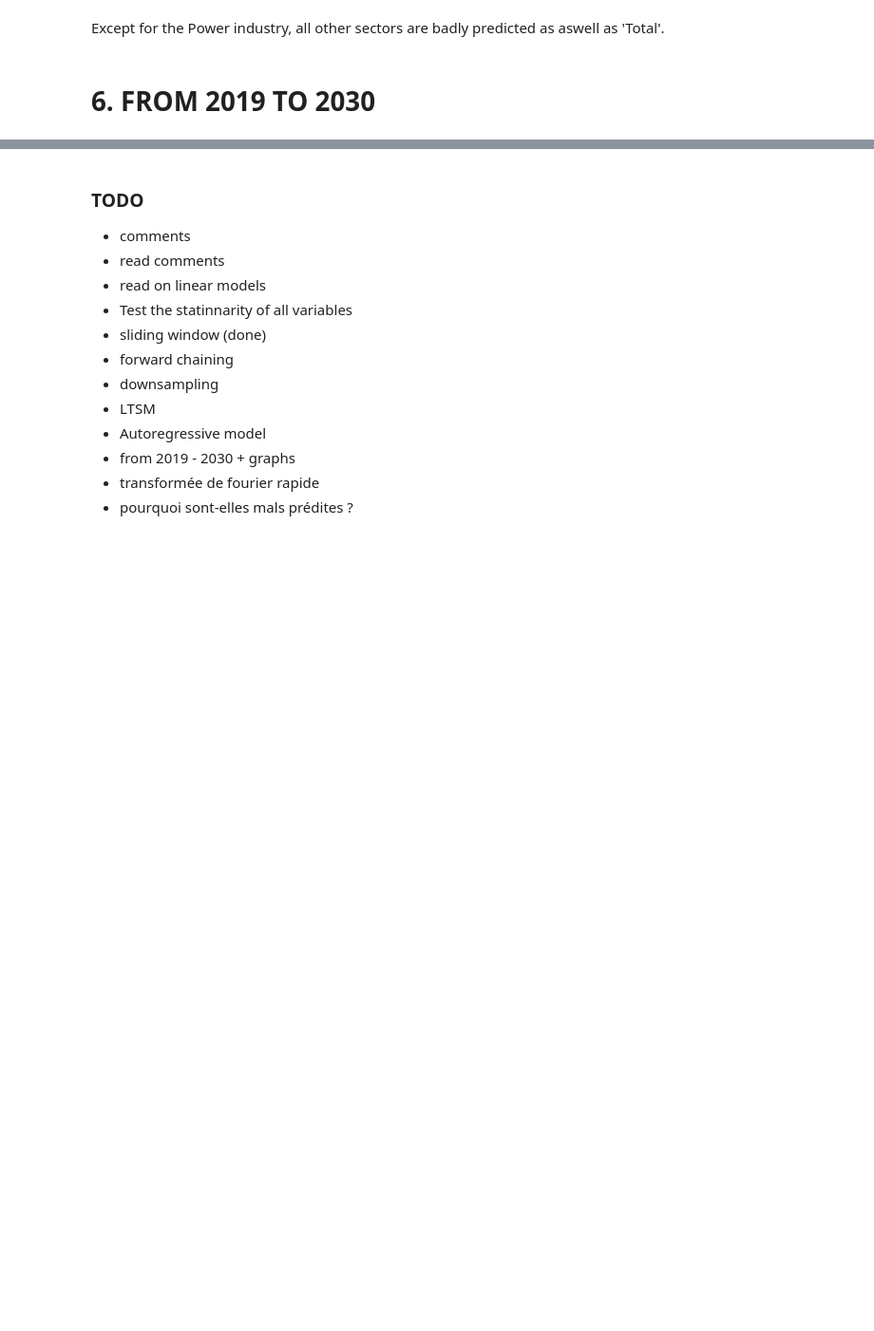
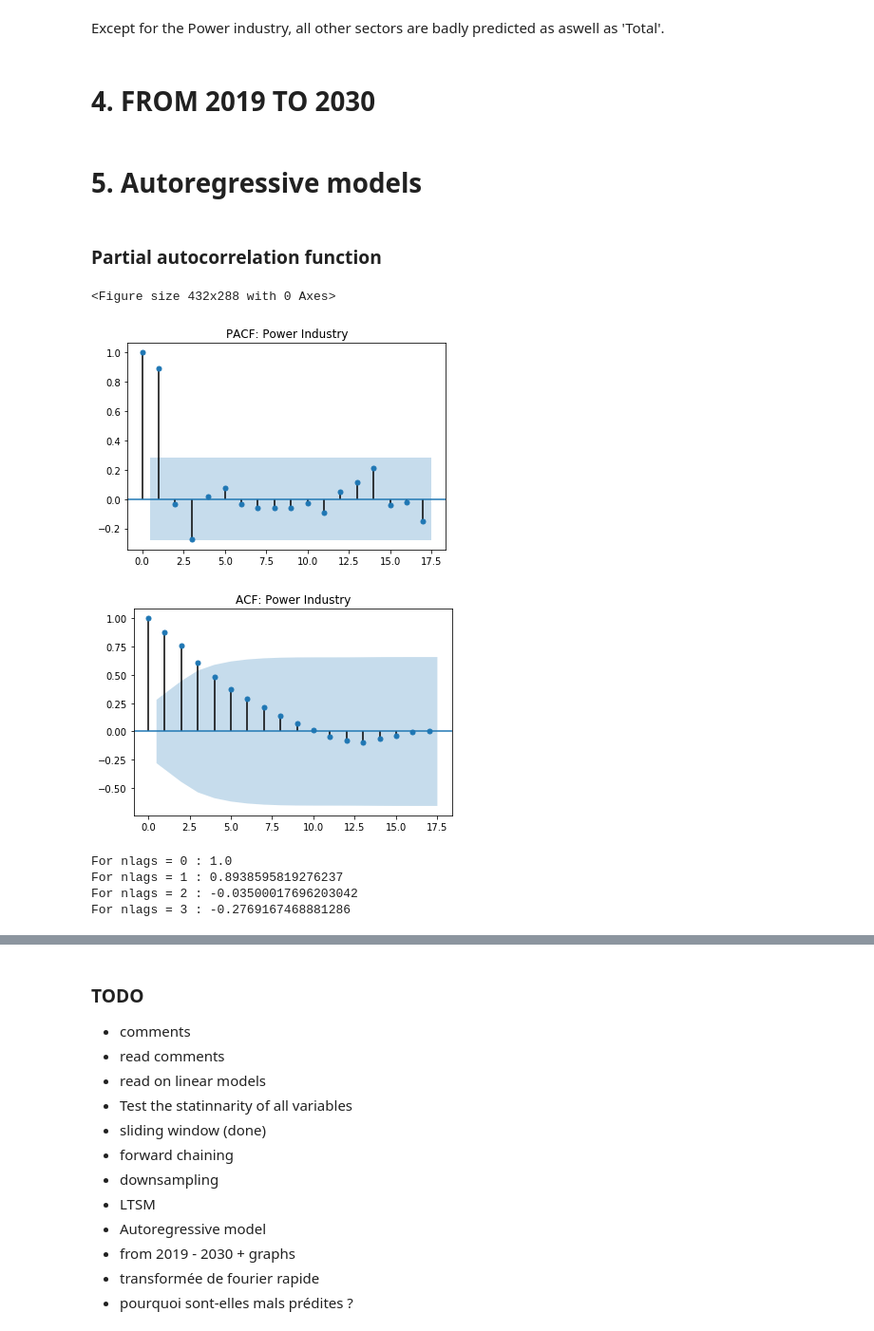
Before and after one commit to bendelv/Inge-M1_BigData, a Jupyter notebook: 02_MILESTONES/co2_predictions.ipynb, the cells around one changed output, grey strips where cells are left out. Shown at 95% size. Drawn from its saved outputs; the diff is of its cells as text; code cells hidden in the pictures; blank space fills up the shorter version.

```diff
--- a/02_MILESTONES/co2_predictions.ipynb
+++ b/02_MILESTONES/co2_predictions.ipynb
@@ -339,4 +368,6 @@ for var in variables:
 # %% [markdown]
 Except for the Power industry, all other sectors are badly predicted as aswell as 'Total'.
 # %% [markdown]
-# 6. FROM 2019 TO 2030 #
+# 4. FROM 2019 TO 2030 #
+# %% [markdown]
+# 5. Autoregressive models #
@@ -342,0 +379,2 @@ Except for the Power industry, all other sectors are badly predicted as aswell a
+# %% [markdown]
+### Partial autocorrelation function ###
@@ -342,0 +385,19 @@ Except for the Power industry, all other sectors are badly predicted as aswell a
+# %%
+pyplot.figure()
+plot_pacf(dataset['Power Industry'], title='PACF: Power Industry')
+plot_acf(dataset['Power Industry'], title='ACF: Power Industry')
+pyplot.show()
+# %% [output]
+<Figure size 432x288 with 0 Axes>
+[figure, added]
+[figure, added]
+# %%
+print('For nlags = 0 : {}'.format(pacf(dataset['Power Industry'], nlags=2)[0]))
+print('For nlags = 1 : {}'.format(pacf(dataset['Power Industry'], nlags=2)[1]))
+print('For nlags = 2 : {}'.format(pacf(dataset['Power Industry'], nlags=2)[2]))
+print('For nlags = 3 : {}'.format(pacf(dataset['Power Industry'], nlags=3)[3]))
+# %% [output]
+For nlags = 0 : 1.0
+For nlags = 1 : 0.8938595819276237
+For nlags = 2 : -0.03500017696203042
+For nlags = 3 : -0.2769167468881286
```
Also changed, not shown: parts of 27 cells of this notebook.
